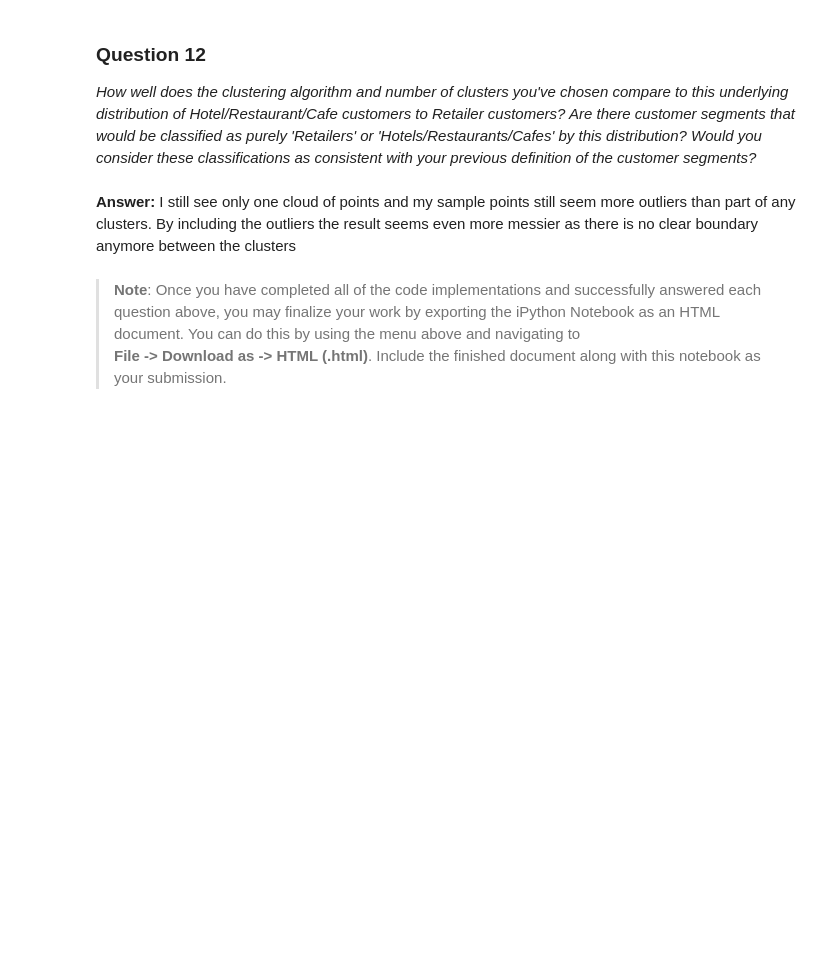
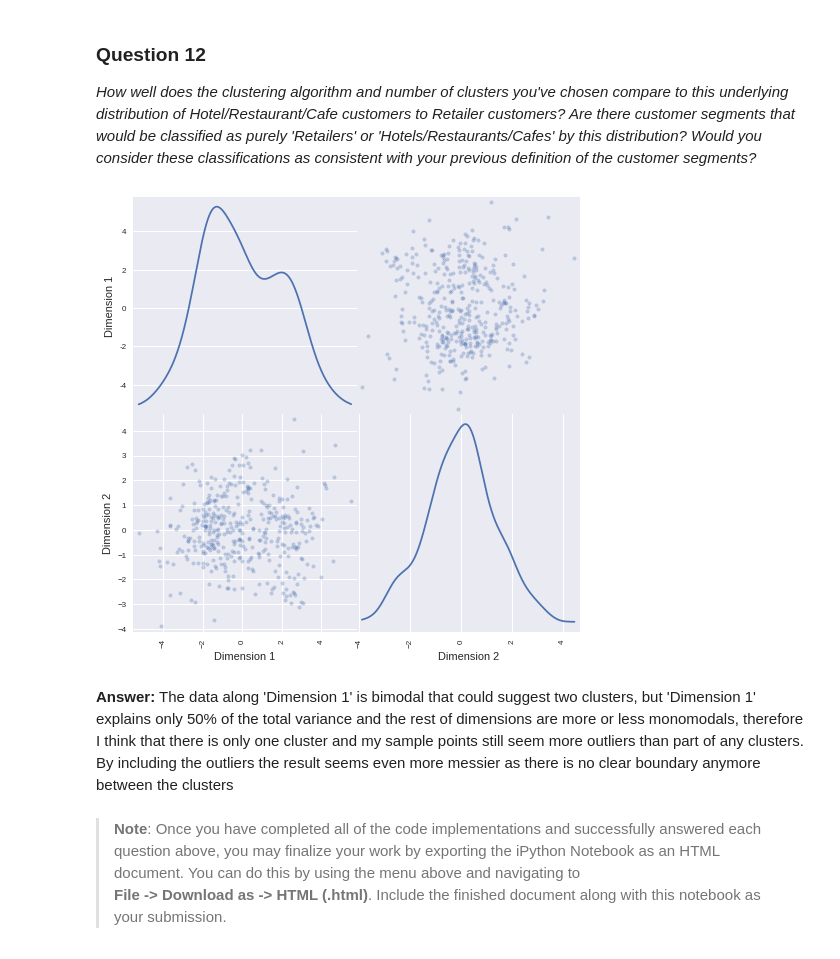
Before and after one commit to roscaiosif/customer_segments, a Jupyter notebook: customer_segments.ipynb, the cells around one changed output. Saved outputs shown, nothing was run; the diff lists cells and outputs as text; code cells hidden in the pictures; blank space fills up the shorter version.

```diff
--- a/customer_segments.ipynb
+++ b/customer_segments.ipynb
@@ -622,9 +636,13 @@ vs.channel_results(reduced_data, outliers, pca_samples)
 # %% [markdown]
 ### Question 12
 *How well does the clustering algorithm and number of clusters you've chosen compare to this underlying distribution of Hotel/Restaurant/Cafe customers to Retailer customers? Are there customer segments that would be classified as purely 'Retailers' or 'Hotels/Restaurants/Cafes' by this distribution? Would you consider these classifications as consistent with your previous definition of the customer segments?*
+# %%
+pd.scatter_matrix(pd.DataFrame(reduced_data), alpha = 0.3, figsize = (8,8), diagonal = 'kde');
+# %% [output]
+[figure, added]
 # %% [markdown]
 **Answer:**
-I still see only one cloud of points and my sample points still seem more outliers than part of any clusters. By including the outliers the result seems even more messier as there is no clear boundary anymore between the clusters
+The data along 'Dimension 1' is bimodal that could suggest two clusters, but 'Dimension 1' explains only 50% of the total variance and the rest of dimensions are more or less monomodals, therefore I think that there is only one cluster and my sample points still seem more outliers than part of any clusters. By including the outliers the result seems even more messier as there is no clear boundary anymore between the clusters
 # %% [markdown]
 > **Note**: Once you have completed all of the code implementations and successfully answered each question above, you may finalize your work by exporting the iPython Notebook as an HTML document. You can do this by using the menu above and navigating to
 **File -> Download as -> HTML (.html)**. Include the finished document along with this notebook as your submission.
```
Also changed, not shown: parts of 23 cells of this notebook, 1 other file.
